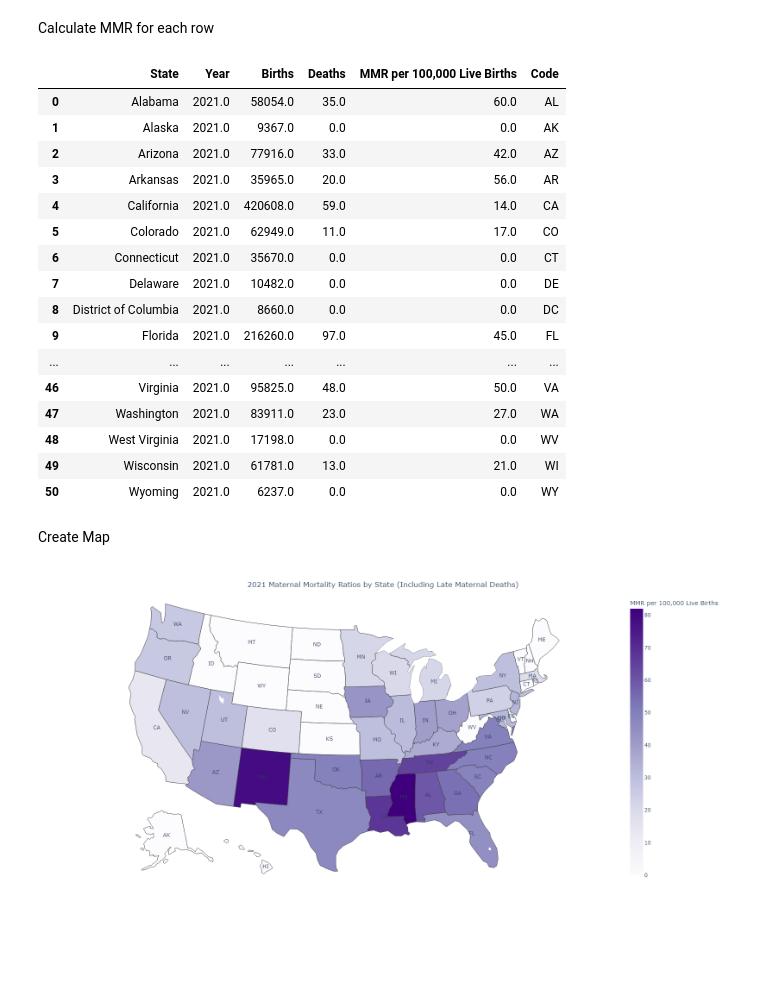
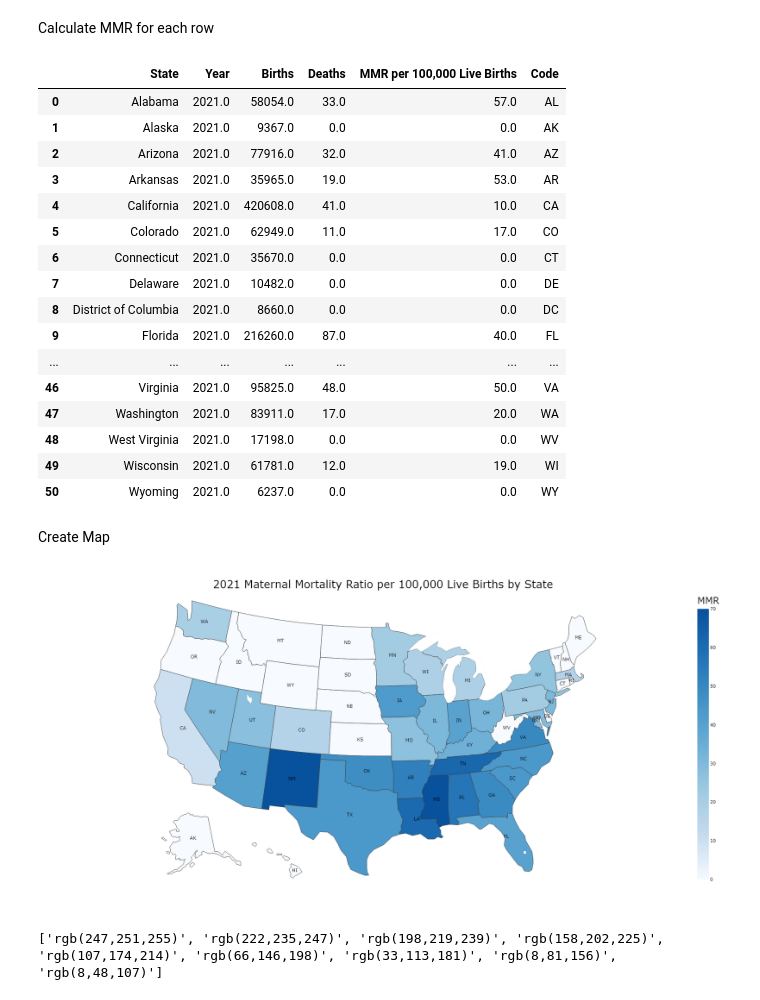
Before and after one commit to Abhijith-S-D/Pregnancy-Related_Complications_Mortality_in_US, a Jupyter notebook: mcheung_analysis_temp_folder/data_prep_code/mmr_map.ipynb, the cells around one changed output. Saved outputs shown, nothing was run; the diff lists cells and outputs as text; code cells hidden in the pictures; blank space fills up the shorter version.

Commit message:
added files for analysis and plotting for sections 2 and 3

```diff
--- a/mcheung_analysis_temp_folder/data_prep_code/mmr_map.ipynb
+++ b/mcheung_analysis_temp_folder/data_prep_code/mmr_map.ipynb
@@ -18,7 +18,7 @@ year = 2021.0
 Load csv files into Pandas DataFrames
 # %%
 states_death_df = pd.read_csv(\
-    "../data_csv/states-total_deaths-includes_lmd.csv").drop(columns=["Notes", "State Code", "Year Code", "Population", "Crude Rate"])
+    "../data_csv/states-total_deaths.csv").drop(columns=["Notes", "State Code", "Year Code", "Population", "Crude Rate"])
 states_births_df = pd.read_csv(\
     "../data_csv/states-total_births.csv").drop(columns=["Notes", "State of Residence Code", "Year Code"])
 
@@ -158,39 +158,57 @@ ratio_df["Code"] = ratio_df["State"].map(code)
 display(ratio_df)
 # %% [output]
 |  | State | Year | Births | Deaths | MMR per 100,000 Live Births | Code |
-| 0 | Alabama | 2021.0 | 58054.0 | 35.0 | 60.0 | AL |
+| 0 | Alabama | 2021.0 | 58054.0 | 33.0 | 57.0 | AL |
 | 1 | Alaska | 2021.0 | 9367.0 | 0.0 | 0.0 | AK |
-| 2 | Arizona | 2021.0 | 77916.0 | 33.0 | 42.0 | AZ |
-| 3 | Arkansas | 2021.0 | 35965.0 | 20.0 | 56.0 | AR |
-| 4 | California | 2021.0 | 420608.0 | 59.0 | 14.0 | CA |
+| 2 | Arizona | 2021.0 | 77916.0 | 32.0 | 41.0 | AZ |
+| 3 | Arkansas | 2021.0 | 35965.0 | 19.0 | 53.0 | AR |
+| 4 | California | 2021.0 | 420608.0 | 41.0 | 10.0 | CA |
 | 5 | Colorado | 2021.0 | 62949.0 | 11.0 | 17.0 | CO |
 | 6 | Connecticut | 2021.0 | 35670.0 | 0.0 | 0.0 | CT |
 | 7 | Delaware | 2021.0 | 10482.0 | 0.0 | 0.0 | DE |
 | 8 | District of Columbia | 2021.0 | 8660.0 | 0.0 | 0.0 | DC |
-| 9 | Florida | 2021.0 | 216260.0 | 97.0 | 45.0 | FL |
+| 9 | Florida | 2021.0 | 216260.0 | 87.0 | 40.0 | FL |
 | ... | ... | ... | ... | ... | ... | ... |
 | 46 | Virginia | 2021.0 | 95825.0 | 48.0 | 50.0 | VA |
-| 47 | Washington | 2021.0 | 83911.0 | 23.0 | 27.0 | WA |
+| 47 | Washington | 2021.0 | 83911.0 | 17.0 | 20.0 | WA |
 | 48 | West Virginia | 2021.0 | 17198.0 | 0.0 | 0.0 | WV |
-| 49 | Wisconsin | 2021.0 | 61781.0 | 13.0 | 21.0 | WI |
+| 49 | Wisconsin | 2021.0 | 61781.0 | 12.0 | 19.0 | WI |
 | 50 | Wyoming | 2021.0 | 6237.0 | 0.0 | 0.0 | WY |
 # %% [markdown]
 Create Map
 # %%
+oryel_with_lighter_0 = ['rgb(255, 250, 237)', 'rgb(239, 196, 126)', 'rgb(243, 173, 106)','rgb(247, 148, 93)', 'rgb(249, 123, 87)', 'rgb(246, 99, 86)', 'rgb(238, 77, 90)']
+blues_without_darker = ['rgb(247,251,255)', 'rgb(198,219,239)', 'rgb(158,202,225)','rgb(107,174,214)', 'rgb(66,146,198)', 'rgb(33,113,181)', 'rgb(8,81,156)']
+
 fig = px.choropleth(ratio_df,
                     locations="Code",
                     color="MMR per 100,000 Live Births",
-                    color_continuous_scale="purples",
+                    color_continuous_scale= blues_without_darker,
                     locationmode="USA-states",
-                    scope="usa")
+                    scope="usa",
+                    range_color=[0,70]
+                    )
 fig.add_scattergeo(locations=ratio_df["Code"],
                    locationmode='USA-states',
                    text=ratio_df["Code"],
                    mode ='text')
-fig.update_layout(title={'text': str(round(year)) +' Maternal Mortality Ratios by State (Including Late Maternal Deaths)',
+fig.update_layout(title={'text': str(round(year)) +' Maternal Mortality Ratio per 100,000 Live Births by State',
                   'xanchor': 'center',
                   'yanchor': 'top',
                   'x': 0.5})
-fig.show(renderer='png', height=800, width=1600)
+fig.update_layout(
+    font_family="Verdana",
+    font_color="black",
+    title_font_family="Verdana",
+    title_font_color="black",
+    title_font_size = 28,
+    legend_title_font_color="black",
+    coloraxis_colorbar_title_text='MMR',
+    coloraxis_colorbar_title_font_size=24
+)
+fig.show(renderer='png', height=900, width=1800)
+
+print(px.colors.sequential.Blues)
 # %% [output]
-[figure, old version]
+[figure, new version]
+['rgb(247,251,255)', 'rgb(222,235,247)', 'rgb(198,219,239)', 'rgb(158,202,225)', 'rgb(107,174,214)', 'rgb(66,146,198)', 'rgb(33,113,181)', 'rgb(8,81,156)', 'rgb(8,48,107)']
```
Also changed, not shown: parts of 2 cells of this notebook, 15 other files.
